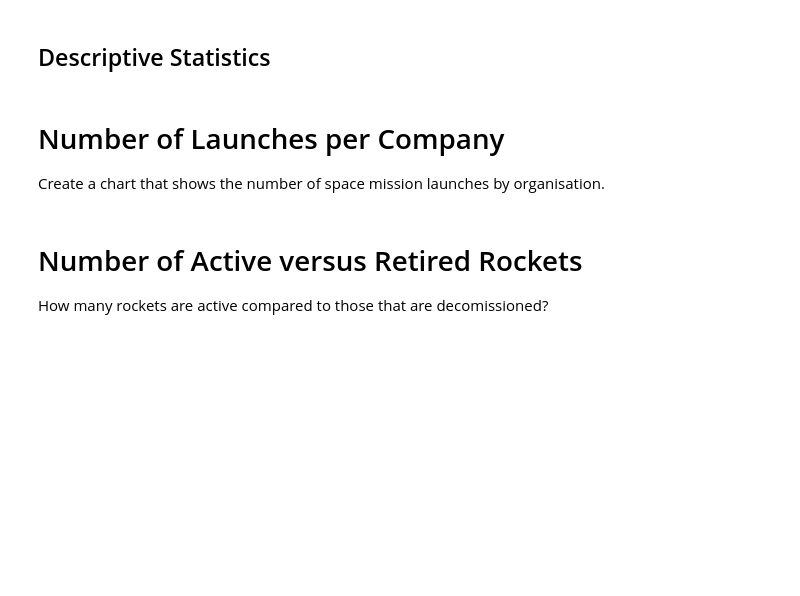
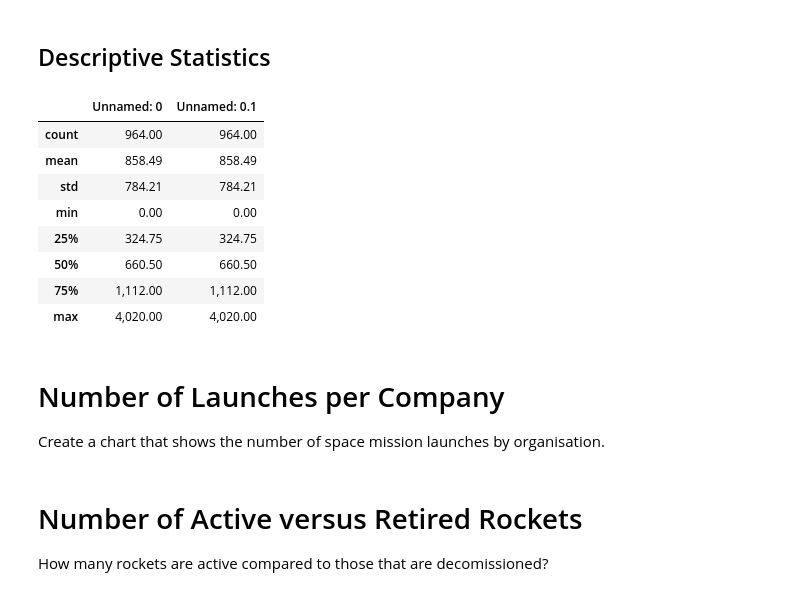
Before and after one commit to indigorose/Analysing_the_Space_Race, a Jupyter notebook: Space_Missions_Analysis_(start).ipynb, the cells around one changed output. Drawn from its saved outputs; the diff is of its cells as text; code cells hidden in the pictures; blank space fills up the shorter version.

```diff
--- a/Space_Missions_Analysis_(start).ipynb
+++ b/Space_Missions_Analysis_(start).ipynb
@@ -81,5 +108,18 @@ Consider removing columns containing junk data.
 # %% [markdown]
 ## Descriptive Statistics
+# %%
+clean_df.describe()
+# This will give us some details about the clean data
+# %% [output]
+|  | Unnamed: 0 | Unnamed: 0.1 |
+| count | 964.00 | 964.00 |
+| mean | 858.49 | 858.49 |
+| std | 784.21 | 784.21 |
+| min | 0.00 | 0.00 |
+| 25% | 324.75 | 324.75 |
+| 50% | 660.50 | 660.50 |
+| 75% | 1,112.00 | 1,112.00 |
+| max | 4,020.00 | 4,020.00 |
 # %% [markdown]
 # Number of Launches per Company
 
```
Also changed, not shown: parts of 3 cells of this notebook.
